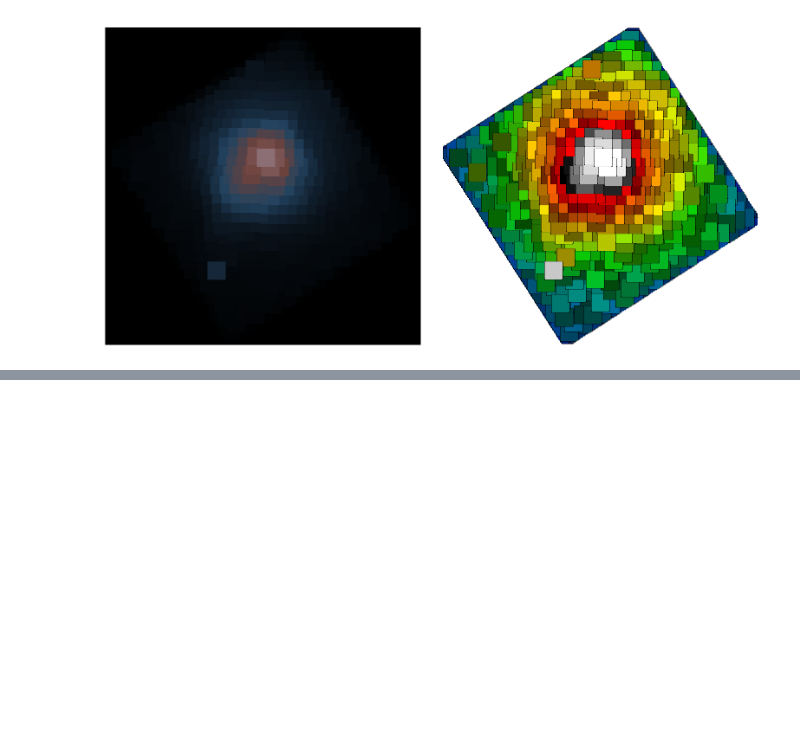
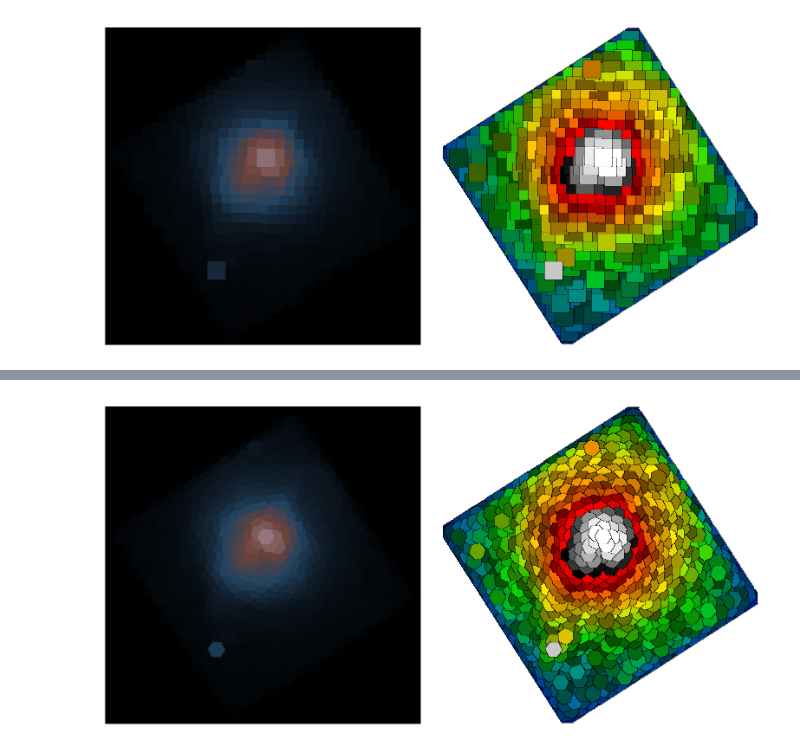
Before and after one commit to kglotfelty/AdaptiveBin, a Jupyter notebook: doc/03_dragon_scales.ipynb, the cells around one changed output, grey strips where cells are left out. Cells and saved outputs as stored; diff of their text form; code cells hidden in the pictures; blank space fills up the shorter version.

```diff
--- a/doc/03_dragon_scales.ipynb
+++ b/doc/03_dragon_scales.ipynb
@@ -71,0 +123,4 @@ display_map ds_10px_sqr.img ds_10px_sqr.map ds_10px_sqr.png ds_10px_sqr.reg
+# %%
+display_map ds_10px_hex_gradient.img ds_10px_hex_gradient.map ds_10px_hex_gradient.png ds_10px_hex_gradient.reg
+# %% [output]
+[figure, added]
```
Also changed, not shown: parts of 7 cells of this notebook, 1 other file.
